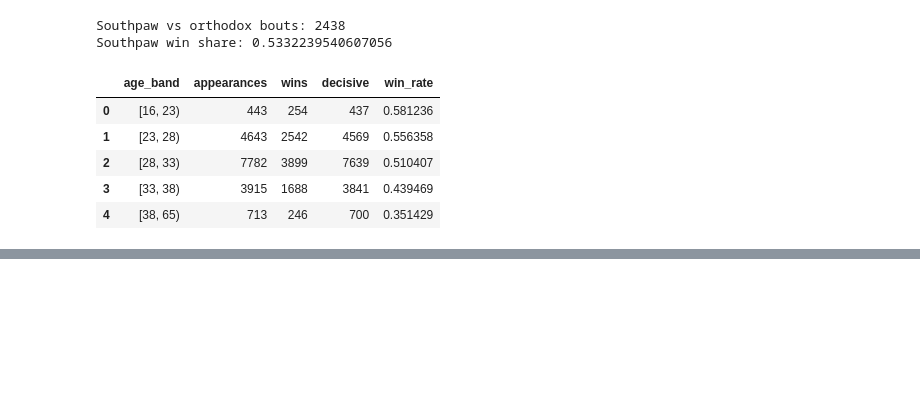
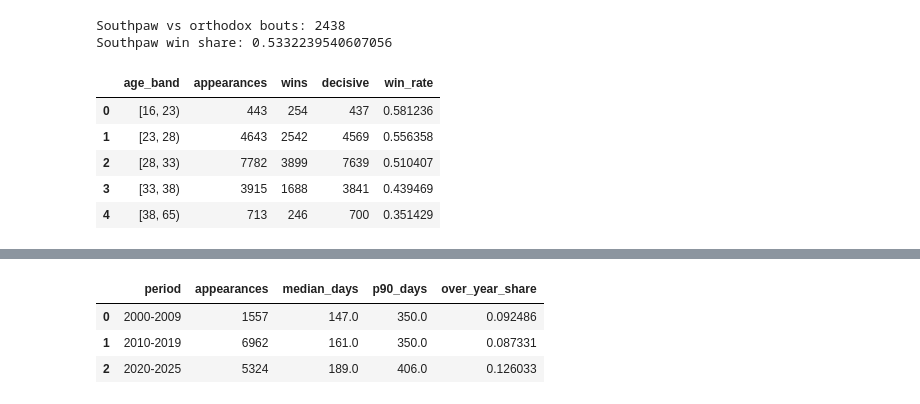
Before and after one commit to DQuanBui/UFC_Fights_Analysis, a Jupyter notebook: notebooks/04_fighter_analysis.ipynb, the cells around one changed output, grey strips where cells are left out. Cells and saved outputs as stored; diff of their text form; code cells hidden in the pictures; blank space fills up the shorter version.

```diff
--- a/notebooks/04_fighter_analysis.ipynb
+++ b/notebooks/04_fighter_analysis.ipynb
@@ -235,0 +296,7 @@ display(deep_tables['deep_career_continuation'])
+# %%
+display(deep_tables['deep_layoff_eras'])
+# %% [output]
+|  | period | appearances | median_days | p90_days | over_year_share |
+| 0 | 2000-2009 | 1557 | 147.0 | 350.0 | 0.092486 |
+| 1 | 2010-2019 | 6962 | 161.0 | 350.0 | 0.087331 |
+| 2 | 2020-2025 | 5324 | 189.0 | 406.0 | 0.126033 |
```
Also changed, not shown: parts of 20 cells of this notebook, 11 other files.
